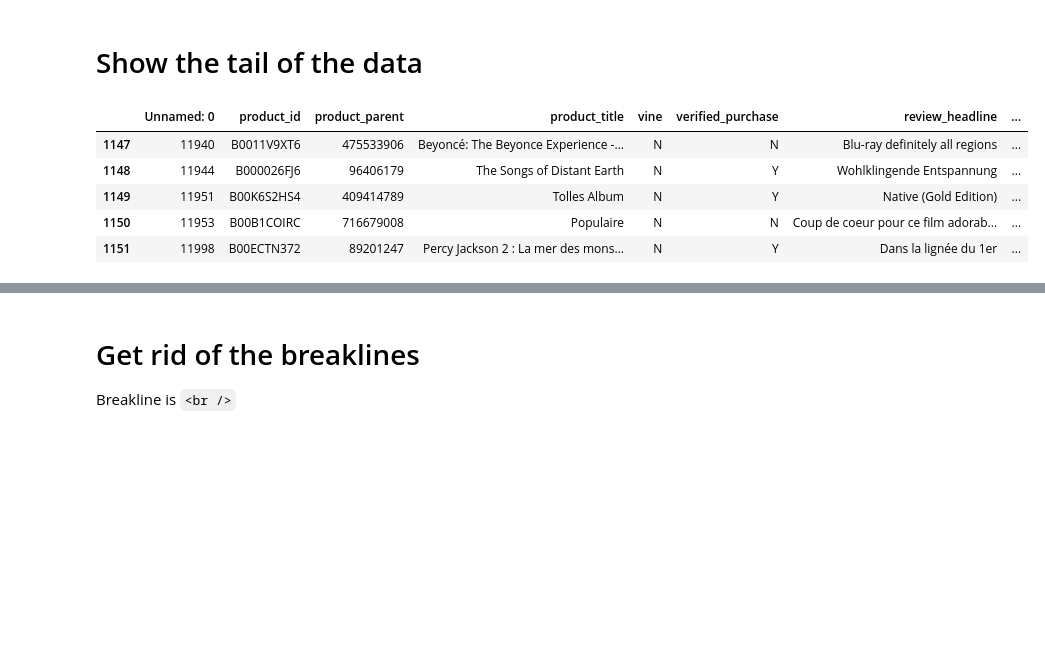
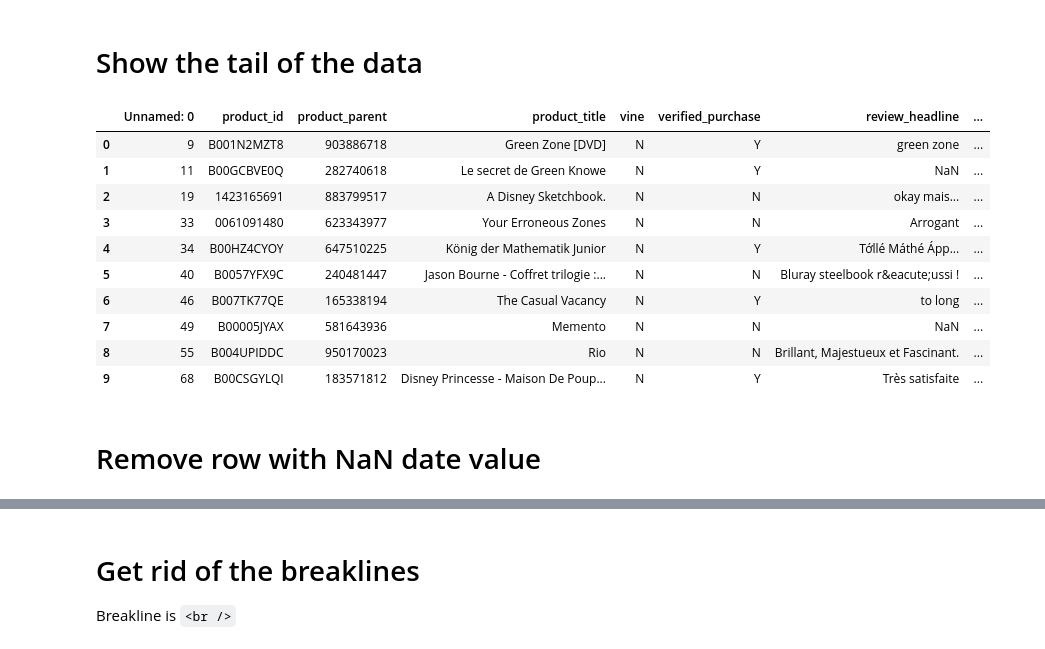
Before and after one commit to Kajzzer/BigData, a Jupyter notebook: Data cleaning and preprocessing.ipynb, the cells around one changed output, grey strips where cells are left out. Cells and saved outputs as stored; diff of their text form; code cells hidden in the pictures; blank space fills up the shorter version.

```diff
--- a/Data cleaning and preprocessing.ipynb
+++ b/Data cleaning and preprocessing.ipynb
@@ -26,11 +26,18 @@ df = pd.concat([df1, df2, df3, df4, df5, df6, df7, df8])
 # %% [markdown]
 # Show the tail of the data
 # %%
-df.tail()
+df.head(10)
 # %% [output]
 |  | Unnamed: 0 | product_id | product_parent | product_title | vine | verified_purchase | review_headline | ... |
-| 1147 | 11940 | B0011V9XT6 | 475533906 | Beyoncé: The Beyonce Experience -... | N | N | Blu-ray definitely all regions | ... |
-| 1148 | 11944 | B000026FJ6 | 96406179 | The Songs of Distant Earth | N | Y | Wohlklingende Entspannung | ... |
-| 1149 | 11951 | B00K6S2HS4 | 409414789 | Tolles Album | N | Y | Native (Gold Edition) | ... |
-| 1150 | 11953 | B00B1COIRC | 716679008 | Populaire | N | N | Coup de coeur pour ce film adorab... | ... |
-| 1151 | 11998 | B00ECTN372 | 89201247 | Percy Jackson 2 : La mer des mons... | N | Y | Dans la lignée du 1er | ... |
+| 0 | 9 | B001N2MZT8 | 903886718 | Green Zone [DVD] | N | Y | green zone | ... |
+| 1 | 11 | B00GCBVE0Q | 282740618 | Le secret de Green Knowe | N | Y | NaN | ... |
+| 2 | 19 | 1423165691 | 883799517 | A Disney Sketchbook. | N | N | okay mais... | ... |
+| 3 | 33 | 0061091480 | 623343977 | Your Erroneous Zones | N | N | Arrogant | ... |
+| 4 | 34 | B00HZ4CYOY | 647510225 | König der Mathematik Junior | N | Y | Tớllé Máthé Ápp... | ... |
+| 5 | 40 | B0057YFX9C | 240481447 | Jason Bourne - Coffret trilogie :... | N | N | Bluray steelbook r&eacute;ussi ! | ... |
+| 6 | 46 | B007TK77QE | 165338194 | The Casual Vacancy | N | Y | to long | ... |
+| 7 | 49 | B00005JYAX | 581643936 | Memento | N | N | NaN | ... |
+| 8 | 55 | B004UPIDDC | 950170023 | Rio | N | N | Brillant, Majestueux et Fascinant. | ... |
+| 9 | 68 | B00CSGYLQI | 183571812 | Disney Princesse - Maison De Poup... | N | Y | Très satisfaite | ... |
+# %% [markdown]
+# Remove row with NaN date value
```
Also changed, not shown: parts of 12 cells of this notebook, 1 other file.
